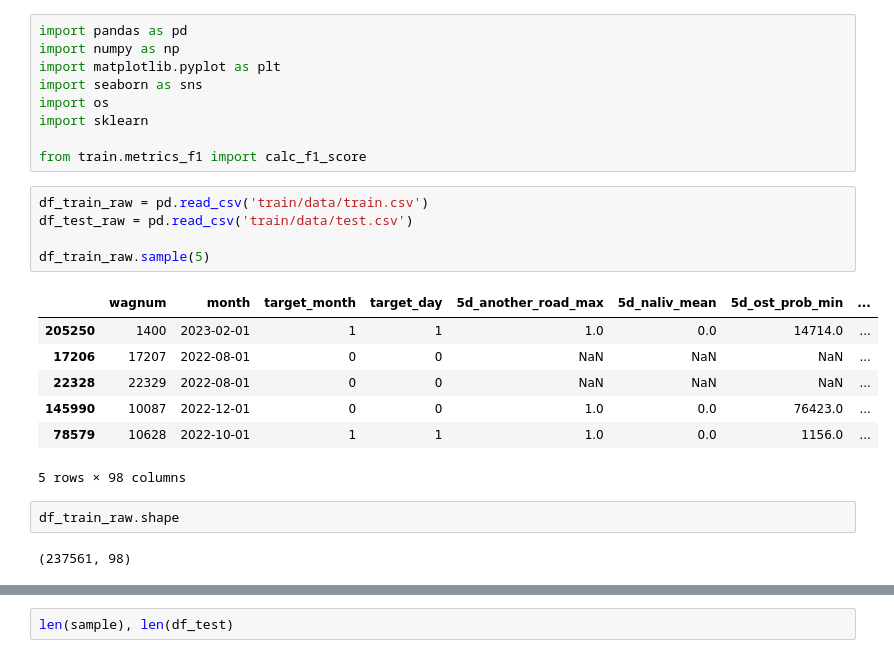
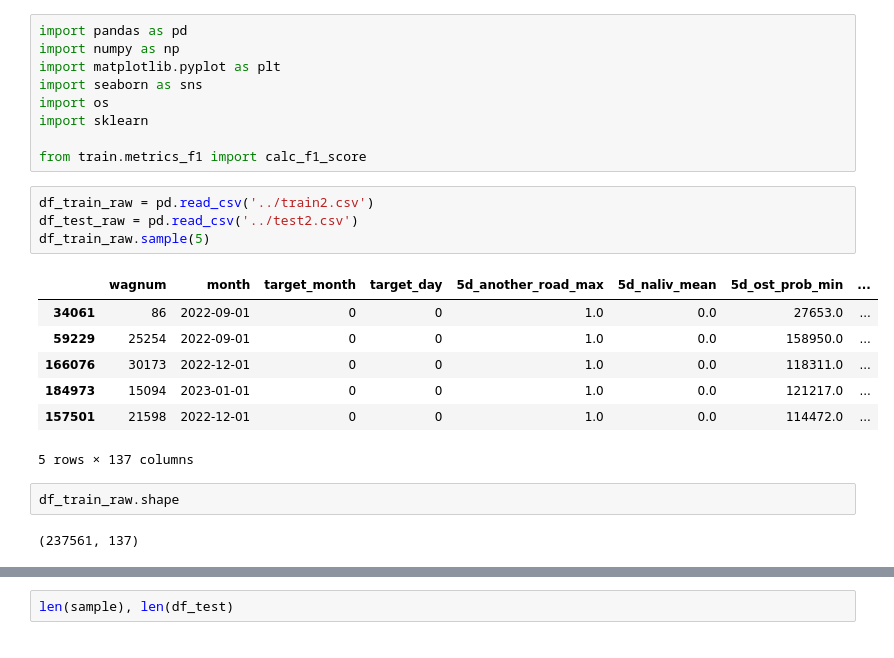
Before and after one commit to Kirill2187/datawagon, a Jupyter notebook: baseline.ipynb, the cells around one changed output, grey strips where cells are left out. Saved outputs shown, nothing was run; the diff lists cells and outputs as text.

Commit message:
add features to the main train test

```diff
--- a/baseline.ipynb
+++ b/baseline.ipynb
@@ -8,22 +8,21 @@ import sklearn
 
 from train.metrics_f1 import calc_f1_score
 # %%
-df_train_raw = pd.read_csv('train/data/train.csv')
-df_test_raw = pd.read_csv('train/data/test.csv')
-
+df_train_raw = pd.read_csv('../train2.csv')
+df_test_raw = pd.read_csv('../test2.csv')
 df_train_raw.sample(5)
 # %% [output]
 |  | wagnum | month | target_month | target_day | 5d_another_road_max | 5d_naliv_mean | 5d_ost_prob_min | ... |
-| 205250 | 1400 | 2023-02-01 | 1 | 1 | 1.0 | 0.0 | 14714.0 | ... |
-| 17206 | 17207 | 2022-08-01 | 0 | 0 | NaN | NaN | NaN | ... |
-| 22328 | 22329 | 2022-08-01 | 0 | 0 | NaN | NaN | NaN | ... |
-| 145990 | 10087 | 2022-12-01 | 0 | 0 | 1.0 | 0.0 | 76423.0 | ... |
-| 78579 | 10628 | 2022-10-01 | 1 | 1 | 1.0 | 0.0 | 1156.0 | ... |
+| 34061 | 86 | 2022-09-01 | 0 | 0 | 1.0 | 0.0 | 27653.0 | ... |
+| 59229 | 25254 | 2022-09-01 | 0 | 0 | 1.0 | 0.0 | 158950.0 | ... |
+| 166076 | 30173 | 2022-12-01 | 0 | 0 | 1.0 | 0.0 | 118311.0 | ... |
+| 184973 | 15094 | 2023-01-01 | 0 | 0 | 1.0 | 0.0 | 121217.0 | ... |
+| 157501 | 21598 | 2022-12-01 | 0 | 0 | 1.0 | 0.0 | 114472.0 | ... |
-5 rows × 98 columns
+5 rows × 137 columns
 # %%
 df_train_raw.shape
 # %% [output]
-(237561, 98)
+(237561, 137)
 # %%
 df_train_raw.columns
 # %% [output]
```
Also changed, not shown: parts of 6 cells of this notebook, 3 other files.
